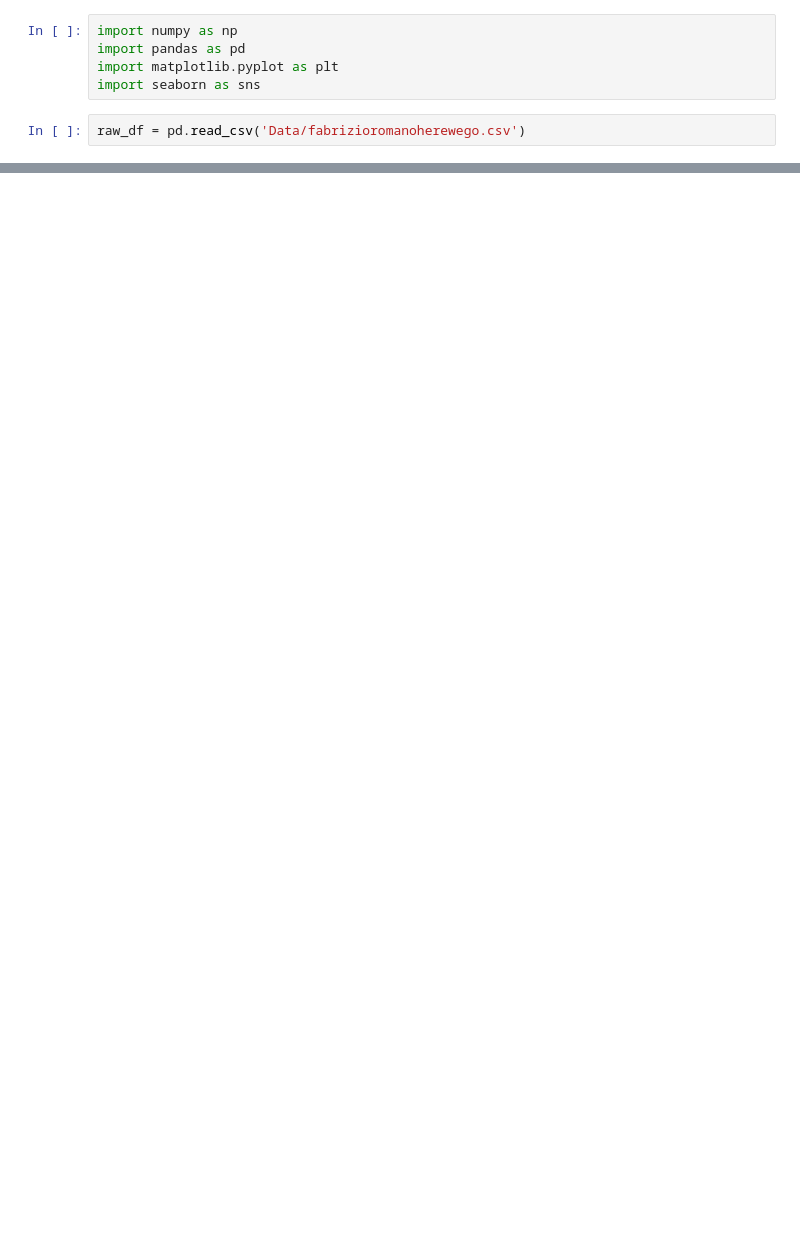
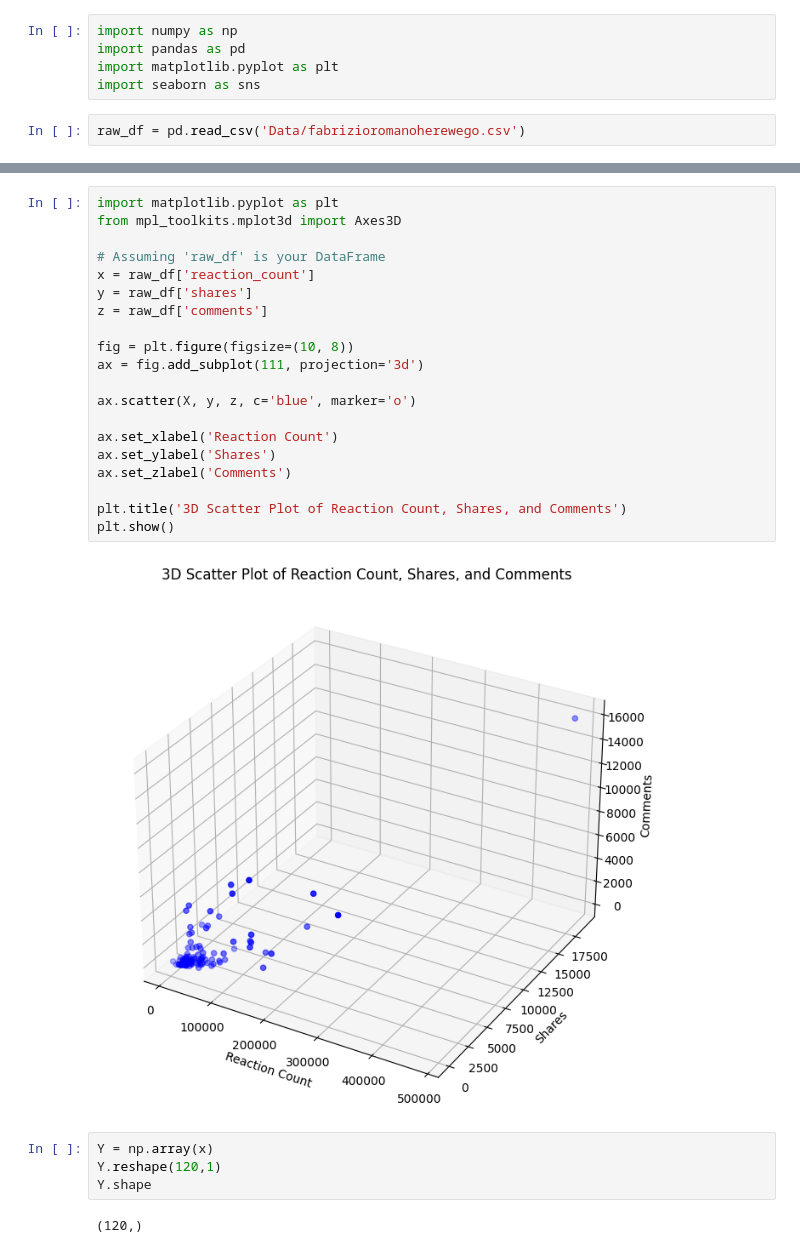
Before and after one commit to phulocnguyen/Facebook-Data-Analysis, a Jupyter notebook: Data Analysis.ipynb, the cells around one changed output, grey strips where cells are left out. Saved outputs shown, nothing was run; the diff lists cells and outputs as text; blank space fills up the shorter version.

```diff
--- a/Data Analysis.ipynb
+++ b/Data Analysis.ipynb
@@ -80,0 +241,28 @@ plt.show()
+# %%
+import matplotlib.pyplot as plt
+from mpl_toolkits.mplot3d import Axes3D
+
+# Assuming 'raw_df' is your DataFrame
+x = raw_df['reaction_count']
+y = raw_df['shares']
+z = raw_df['comments']
+
+fig = plt.figure(figsize=(10, 8))
+ax = fig.add_subplot(111, projection='3d')
+
+ax.scatter(X, y, z, c='blue', marker='o')
+
+ax.set_xlabel('Reaction Count')
+ax.set_ylabel('Shares')
+ax.set_zlabel('Comments')
+
+plt.title('3D Scatter Plot of Reaction Count, Shares, and Comments')
+plt.show()
+# %% [output]
+[figure, added]
+# %%
+Y = np.array(x)
+Y.reshape(120,1)
+Y.shape
+# %% [output]
+(120,)
```
Also changed, not shown: parts of 27 cells of this notebook, 2 other files.
